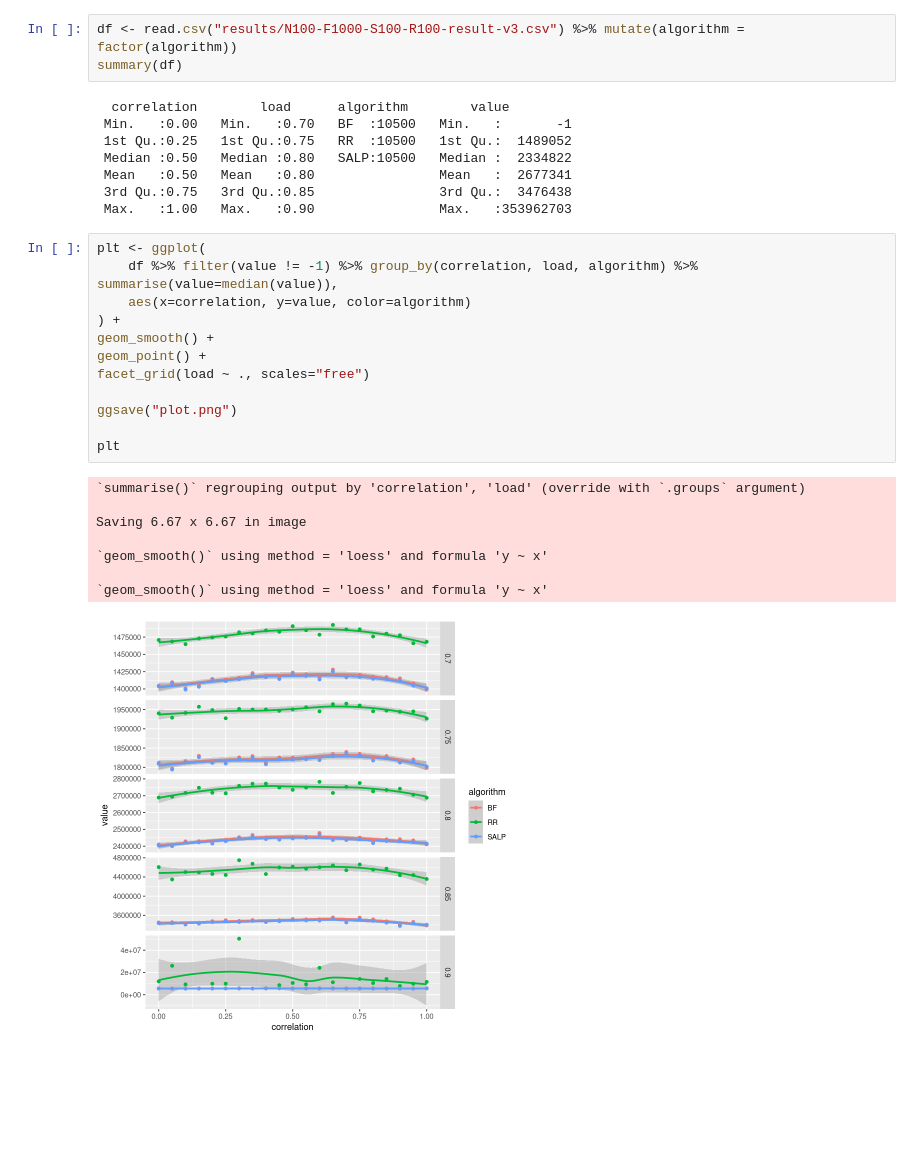
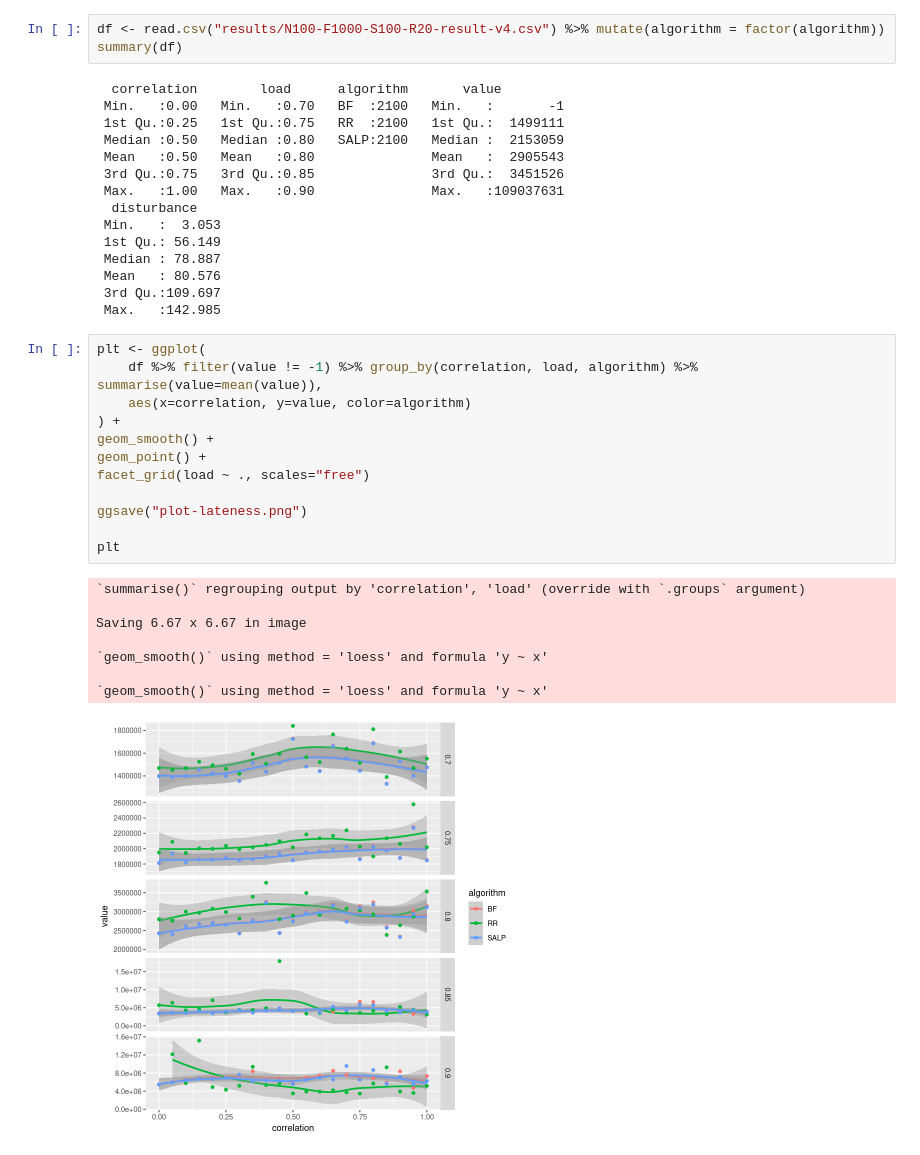
Before and after one commit to szkudlarekdamian/kosharda, a Jupyter notebook: plots.ipynb, the cells around one changed output. Saved outputs shown, nothing was run; the diff lists cells and outputs as text; blank space fills up the shorter version.

Commit message:
new partial results

```diff
--- a/plots.ipynb
+++ b/plots.ipynb
@@ -16,32 +4,39 @@ The following objects are masked from ‘package:base’:
 # %%
-df <- read.csv("results/N100-F1000-S100-R100-result-v3.csv") %>% mutate(algorithm = factor(algorithm))
+df <- read.csv("results/N100-F1000-S100-R20-result-v4.csv") %>% mutate(algorithm = factor(algorithm))
 summary(df)
 # %% [output]
-  correlation        load      algorithm        value
- Min.   :0.00   Min.   :0.70   BF  :10500   Min.   :       -1
- 1st Qu.:0.25   1st Qu.:0.75   RR  :10500   1st Qu.:  1489052
- Median :0.50   Median :0.80   SALP:10500   Median :  2334822
- Mean   :0.50   Mean   :0.80                Mean   :  2677341
- 3rd Qu.:0.75   3rd Qu.:0.85                3rd Qu.:  3476438
- Max.   :1.00   Max.   :0.90                Max.   :353962703
+  correlation        load      algorithm       value
+ Min.   :0.00   Min.   :0.70   BF  :2100   Min.   :       -1
+ 1st Qu.:0.25   1st Qu.:0.75   RR  :2100   1st Qu.:  1499111
+ Median :0.50   Median :0.80   SALP:2100   Median :  2153059
+ Mean   :0.50   Mean   :0.80               Mean   :  2905543
+ 3rd Qu.:0.75   3rd Qu.:0.85               3rd Qu.:  3451526
+ Max.   :1.00   Max.   :0.90               Max.   :109037631
+  disturbance
+ Min.   :  3.053
+ 1st Qu.: 56.149
+ Median : 78.887
+ Mean   : 80.576
+ 3rd Qu.:109.697
+ Max.   :142.985
 # %%
 plt <- ggplot(
-    df %>% filter(value != -1) %>% group_by(correlation, load, algorithm) %>% summarise(value=median(value)),
+    df %>% filter(value != -1) %>% group_by(correlation, load, algorithm) %>% summarise(value=mean(value)),
     aes(x=correlation, y=value, color=algorithm)
 ) +
 geom_smooth() +
 geom_point() +
 facet_grid(load ~ ., scales="free")
 
-ggsave("plot.png")
+ggsave("plot-lateness.png")
 
 plt
 # %% [output]
 `summarise()` regrouping output by 'correlation', 'load' (override with `.groups` argument)
 
 Saving 6.67 x 6.67 in image
 
 `geom_smooth()` using method = 'loess' and formula 'y ~ x'
 
 `geom_smooth()` using method = 'loess' and formula 'y ~ x'
-[figure, old version]
+[figure, new version]
```
Also changed, not shown: parts of 6 cells of this notebook, 1 other file.
